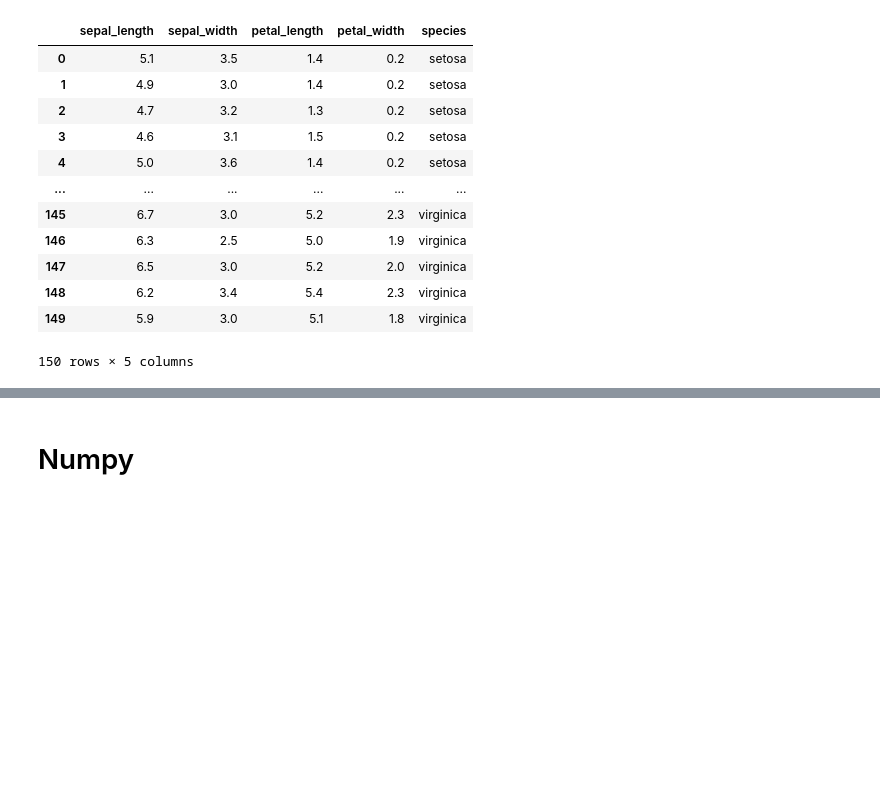
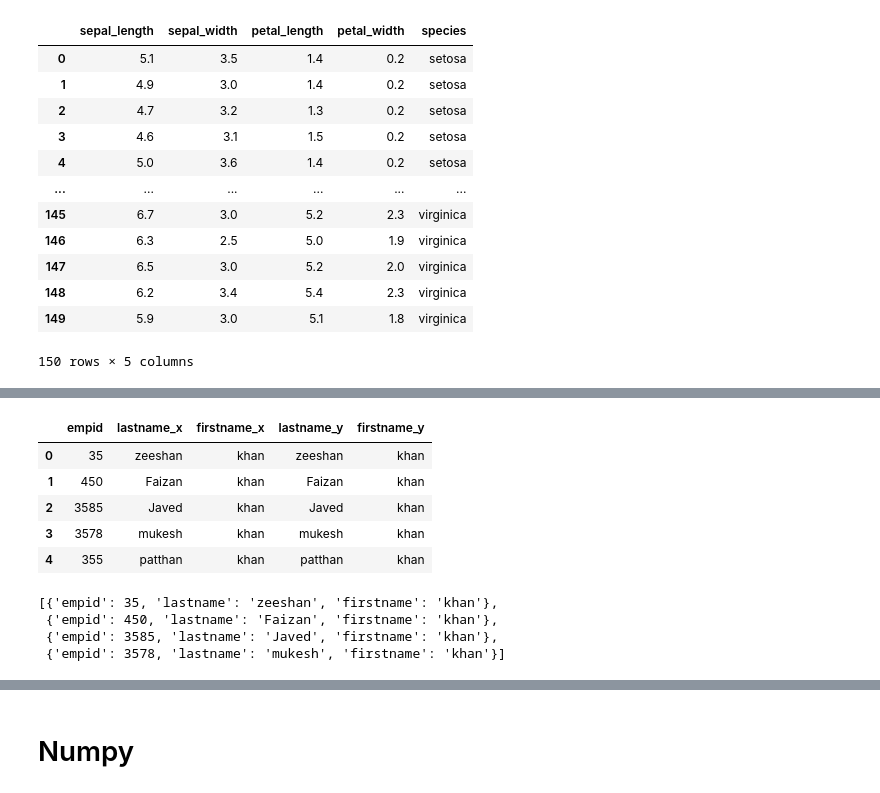
Before and after one commit to Zeeshankhan29/Database, a Jupyter notebook: Knowledge share.ipynb, the cells around one changed output, grey strips where cells are left out. Cells and saved outputs as stored; diff of their text form; code cells hidden in the pictures; blank space fills up the shorter version.

```diff
--- a/Knowledge share.ipynb
+++ b/Knowledge share.ipynb
@@ -1052,0 +1123,29 @@ df4
+# %%
+d3=[
+    {
+        'empid':35,
+        'lastname':'zeeshan',
+        'firstname':'khan'
+    },
+     {
+        'empid':450,
+        'lastname':'Faizan',
+        'firstname':'khan'
+    }, {
+        'empid':3585,
+        'lastname':'Javed',
+        'firstname':'khan'
+    }, {
+        'empid':3578,
+        'lastname':'mukesh',
+        'firstname':'khan'
+    }, {
+        'empid':355,
+        'lastname':'patthan',
+        'firstname':'khan'
+    }
+
+]
+# %%
+df3=pd.DataFrame(d3)
+df4=pd.DataFrame(d3)
@@ -1052,0 +1238,9 @@ df4
+# %%
+pd.merge(df3,df4,on='empid',how='left')#merge helps to join the common columns
+# %% [output]
+|  | empid | lastname_x | firstname_x | lastname_y | firstname_y |
+| 0 | 35 | zeeshan | khan | zeeshan | khan |
+| 1 | 450 | Faizan | khan | Faizan | khan |
+| 2 | 3585 | Javed | khan | Javed | khan |
+| 3 | 3578 | mukesh | khan | mukesh | khan |
+| 4 | 355 | patthan | khan | patthan | khan |
@@ -1052,0 +1269,7 @@ df4
+# %%
+data
+# %% [output]
+[{'empid': 35, 'lastname': 'zeeshan', 'firstname': 'khan'},
+ {'empid': 450, 'lastname': 'Faizan', 'firstname': 'khan'},
+ {'empid': 3585, 'lastname': 'Javed', 'firstname': 'khan'},
+ {'empid': 3578, 'lastname': 'mukesh', 'firstname': 'khan'}]
```
Also changed, not shown: parts of 60 cells of this notebook, 11 other files.
